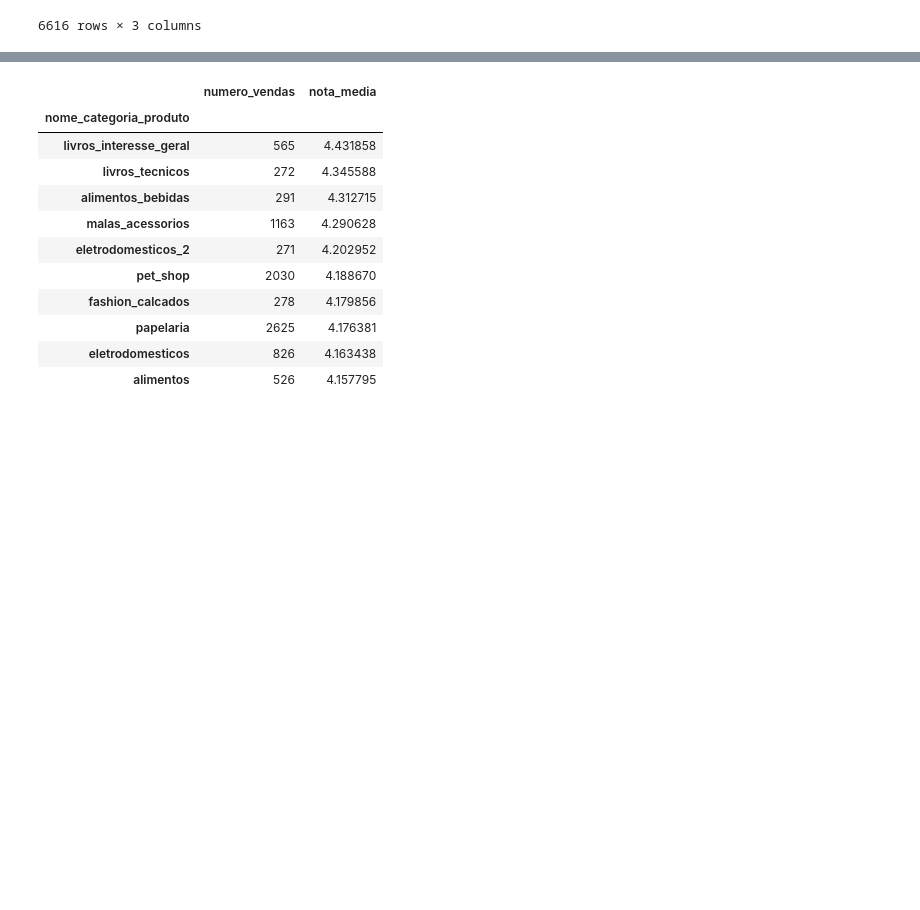
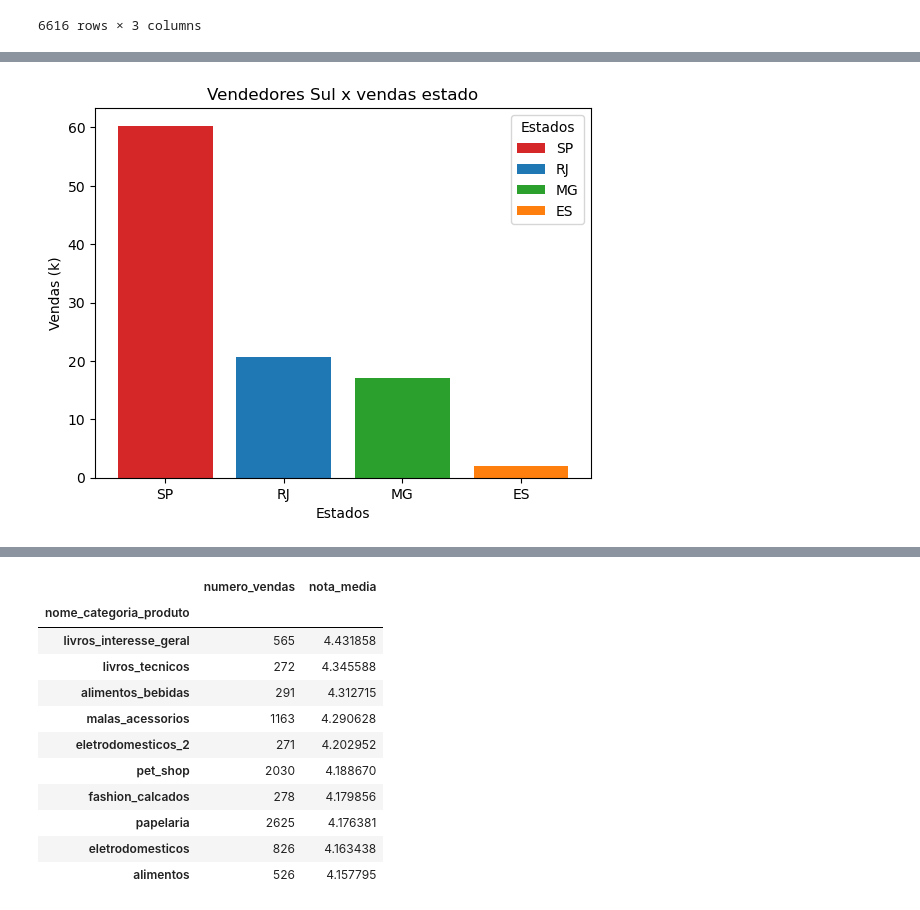
Before and after one commit to RenandeFraga/ProjetoPandasADA, a Jupyter notebook: Análise (1).ipynb, the cells around one changed output, grey strips where cells are left out. Saved outputs shown, nothing was run; the diff lists cells and outputs as text; code cells hidden in the pictures; blank space fills up the shorter version.

```diff
--- a/Análise (1).ipynb
+++ b/Análise (1).ipynb
@@ -480,0 +718,10 @@ top_vendedor.sort_values(by= 'contagem', ascending=False)
+# %%
+cidades_sul = tabela_regioes_frete[['cidade_cliente', 'cidade_vendedor', 'regiao_cliente', 'regiao_vendedor', 'estado_cliente', 'estado_vendedor']]
+# %%
+reg_sul_vendedores = cidades_sul[cidades_sul['regiao_vendedor'] == 'Sul']
+reg_sudoeste_compradores = reg_sul_vendedores[reg_sul_vendedores['regiao_cliente'] == 'Sudeste']
+# %%
+sul_v_reg = reg_sudoeste_compradores['estado_cliente'].value_counts().to_frame()
+sul_v_reg['%'] = round(((sul_v_reg['count'] /
+                      sul_v_reg['count'].sum()) * 100),1)
+sul_v_reg
@@ -480,0 +735,4 @@ top_vendedor.sort_values(by= 'contagem', ascending=False)
+# %%
+plot_bar(sul_v_reg.index, sul_v_reg['%'], 'Estados', 'Vendas (k)', 'Vendedores Sul x vendas estado', 'Estados')
+# %% [output]
+[figure, added]
```
Also changed, not shown: parts of 39 cells of this notebook, 2 other files.
